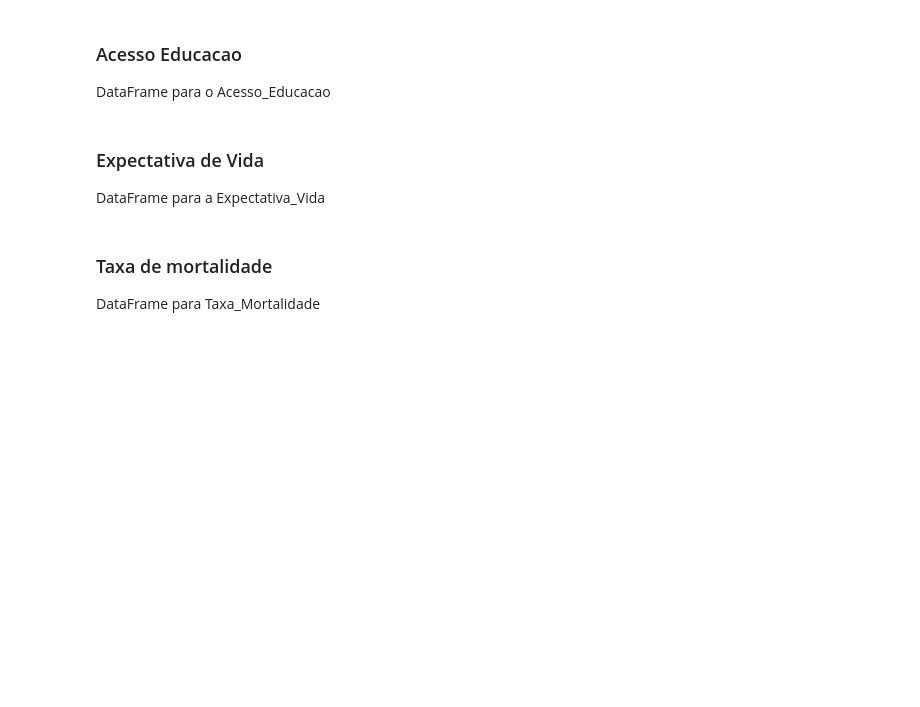
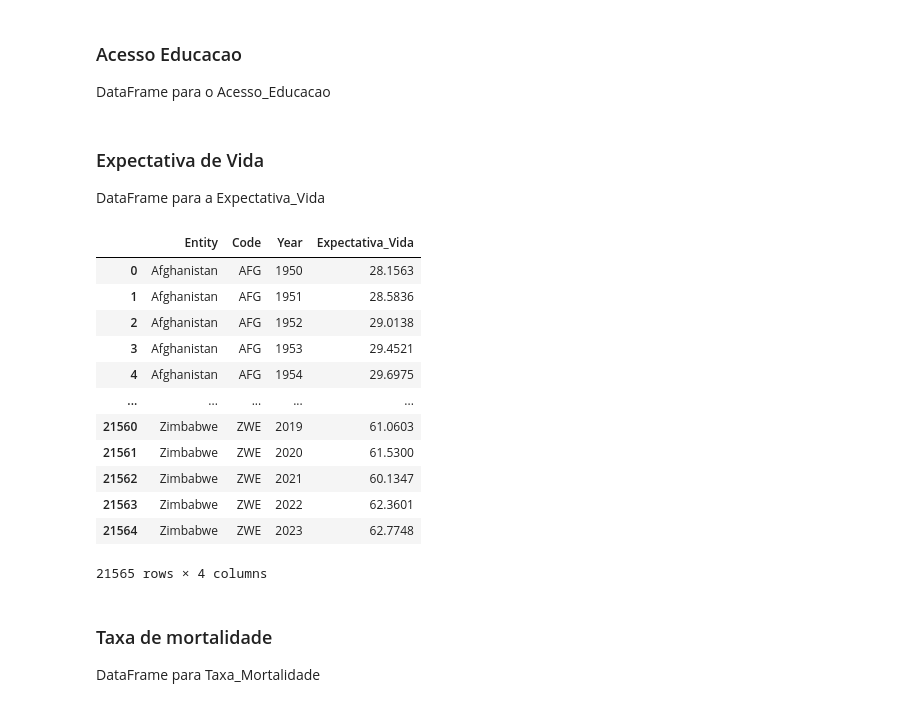
Before and after one commit to Mun1nm/ntbd-world-population, a Jupyter notebook: main.ipynb, the cells around one changed output. Drawn from its saved outputs; the diff is of its cells as text; code cells hidden in the pictures; blank space fills up the shorter version.

```diff
--- a/main.ipynb
+++ b/main.ipynb
@@ -75,25 +95,41 @@ DataFrame para a Expectativa_Vida
 # %%
 # Fetch the data.
 df_expectativa_vida = pd.read_csv("https://ourworldindata.org/grapher/life-expectancy.csv?v=1&csvType=full&useColumnShortNames=true", storage_options = {'User-Agent': 'Our World In Data data fetch/1.0'})
 
 # Fetch the metadata
 metadata = requests.get("https://ourworldindata.org/grapher/life-expectancy.metadata.json?v=1&csvType=full&useColumnShortNames=true").json()
 
 # --> Tratamento <-- #
 # Suponha que o dataframe se chame df_vida
 # df_vida = pd.read_csv('expectativa_vida.csv')
 
 # Renomeia a coluna para ficar consistente com o modelo
 df_expectativa_vida.rename(columns={'life_expectancy_0__sex_total__age_0': 'Expectativa_Vida'}, inplace=True)
 
 # Converte o ano para inteiro e a expectativa para numérico
 df_expectativa_vida['Year'] = df_expectativa_vida['Year'].astype(int)
 df_expectativa_vida['Expectativa_Vida'] = pd.to_numeric(df_expectativa_vida['Expectativa_Vida'], errors='coerce')
 
 # Tratar valores ausentes, se necessário
 df_expectativa_vida.dropna(subset=['Expectativa_Vida'], inplace=True)
 
+df_expectativa_vida.to_csv("expectativa.csv")
+
 display(df_expectativa_vida)
+# %% [output]
+|  | Entity | Code | Year | Expectativa_Vida |
+| 0 | Afghanistan | AFG | 1950 | 28.1563 |
+| 1 | Afghanistan | AFG | 1951 | 28.5836 |
+| 2 | Afghanistan | AFG | 1952 | 29.0138 |
+| 3 | Afghanistan | AFG | 1953 | 29.4521 |
+| 4 | Afghanistan | AFG | 1954 | 29.6975 |
+| ... | ... | ... | ... | ... |
+| 21560 | Zimbabwe | ZWE | 2019 | 61.0603 |
+| 21561 | Zimbabwe | ZWE | 2020 | 61.5300 |
+| 21562 | Zimbabwe | ZWE | 2021 | 60.1347 |
+| 21563 | Zimbabwe | ZWE | 2022 | 62.3601 |
+| 21564 | Zimbabwe | ZWE | 2023 | 62.7748 |
+21565 rows × 4 columns
 # %% [markdown]
 ### Taxa de mortalidade
 DataFrame para Taxa_Mortalidade
```
Also changed, not shown: parts of 4 cells of this notebook, 4 other files.
